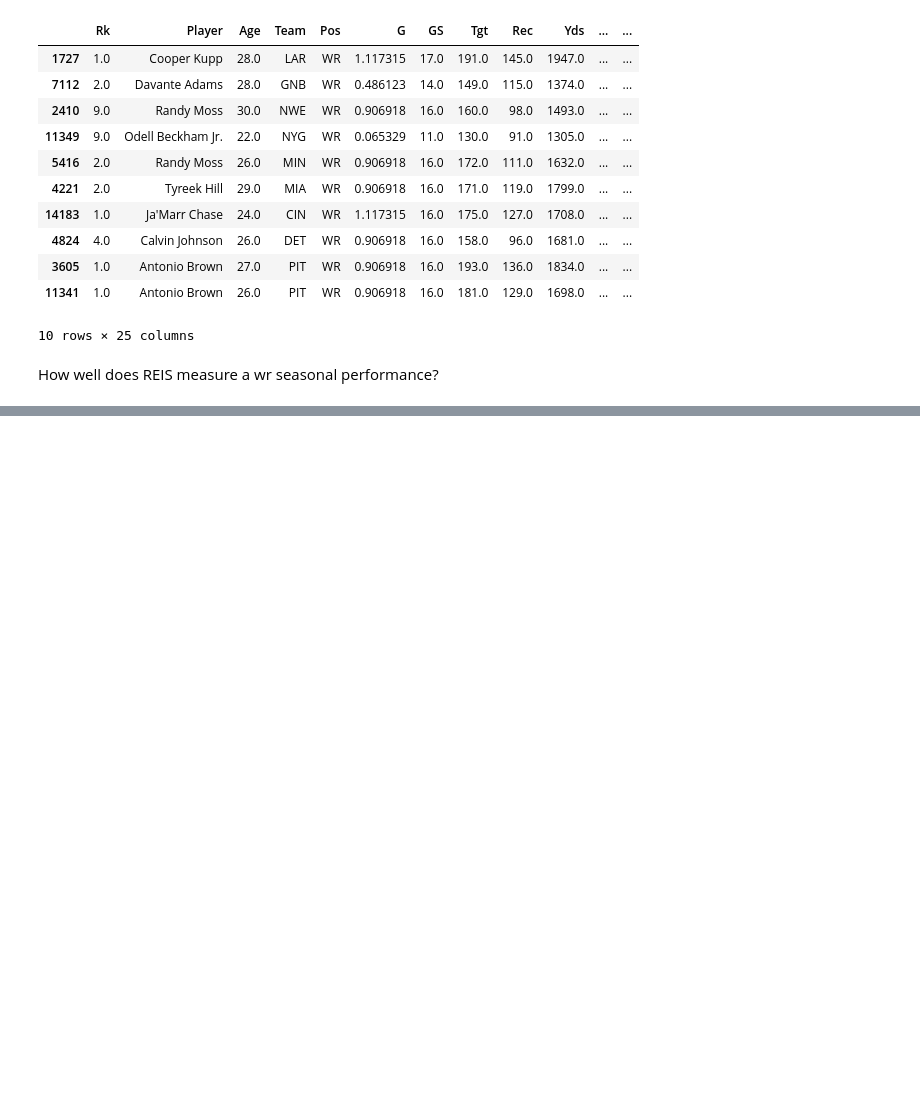
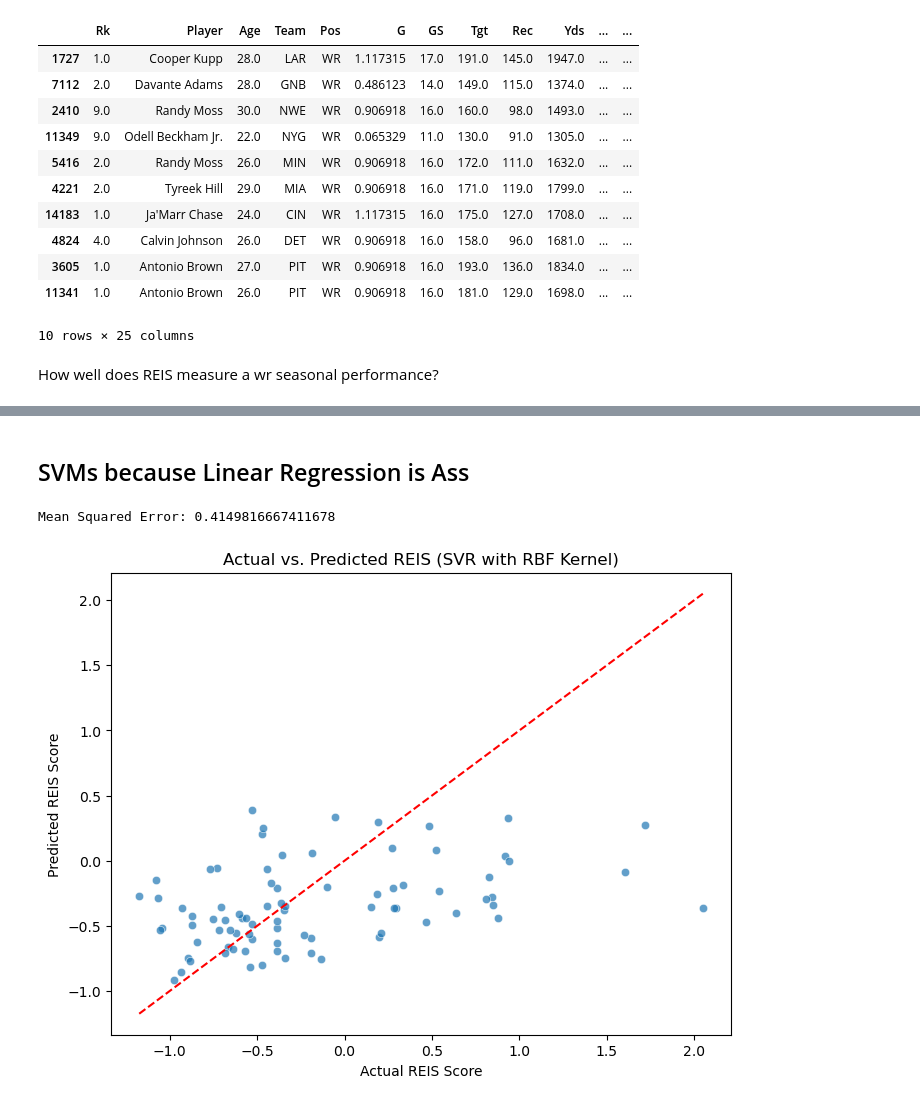
Before and after one commit to vidmt/msas-project, a Jupyter notebook: nfl_combine_analysis.ipynb, the cells around one changed output, grey strips where cells are left out. Drawn from its saved outputs; the diff is of its cells as text; code cells hidden in the pictures; blank space fills up the shorter version.

```diff
--- a/nfl_combine_analysis.ipynb
+++ b/nfl_combine_analysis.ipynb
@@ -243,0 +392,34 @@ fig.show()
+# %% [markdown]
+## SVMs because Linear Regression is Ass
+# %%
+from sklearn.svm import SVR
+from sklearn.model_selection import train_test_split
+from sklearn.preprocessing import StandardScaler
+from sklearn.metrics import mean_squared_error
+
+# Train SVR with RBF kernel
+svr = SVR(kernel='rbf', C=1.0, gamma='scale')  # C controls regularization, gamma controls complexity
+svr.fit(X_train, y_train)
+
+# Predictions
+y_pred = svr.predict(X_test)
+
+# Evaluate performance
+mse = mean_squared_error(y_test, y_pred)
+print(f"Mean Squared Error: {mse}")
+# %% [output]
+Mean Squared Error: 0.4149816667411678
+# %%
+import matplotlib.pyplot as plt
+import seaborn as sns
+
+# Scatter plot: Actual vs. Predicted REIS
+plt.figure(figsize=(8, 6))
+sns.scatterplot(x=y_test, y=y_pred, alpha=0.7)
+plt.plot([min(y_test), max(y_test)], [min(y_test), max(y_test)], linestyle='--', color='red')  # y=x line
+plt.xlabel("Actual REIS Score")
+plt.ylabel("Predicted REIS Score")
+plt.title("Actual vs. Predicted REIS (SVR with RBF Kernel)")
+plt.show()
+# %% [output]
+[figure, added]
```
Also changed, not shown: parts of 13 cells of this notebook, 2 other files.
